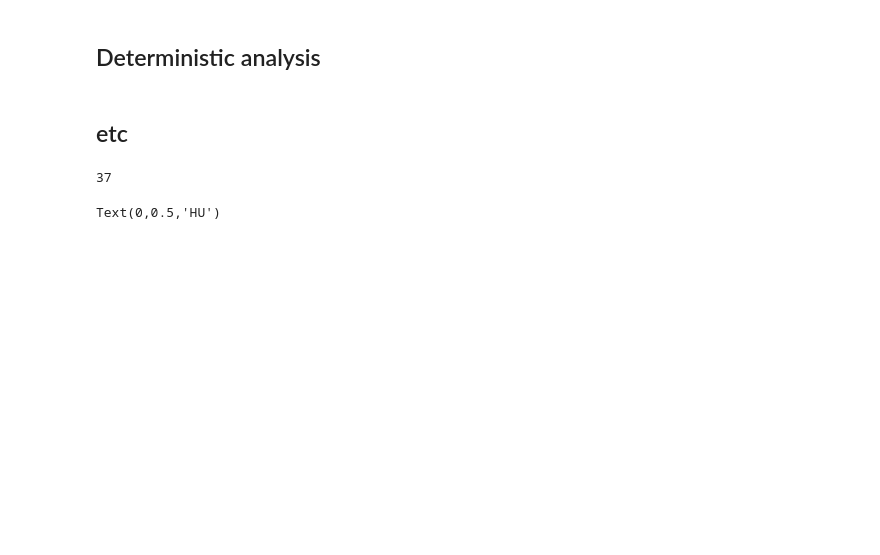
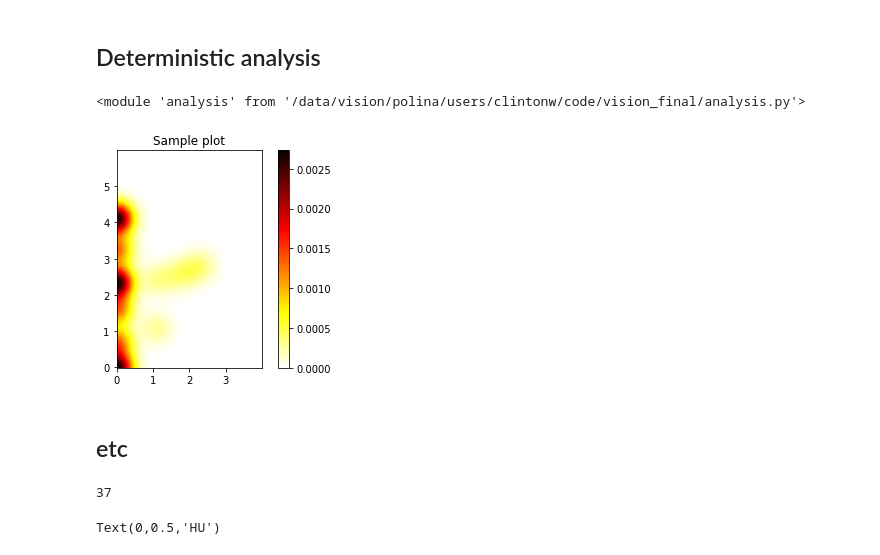
Before and after one commit to clintonjwang/conditional_nets, a Jupyter notebook: scratchpad.ipynb, the cells around one changed output. Saved outputs shown, nothing was run; the diff lists cells and outputs as text; code cells hidden in the pictures; blank space fills up the shorter version.

```diff
--- a/scratchpad.ipynb
+++ b/scratchpad.ipynb
@@ -97,7 +94,7 @@ df['epochs'] = -1
 # %%
-df = df[np.concatenate([df.columns[:6], df.columns[-1:], df.columns[6:-1]])]
+#df = df[df['epochs'] > 4]
+#df = df[np.concatenate([df.columns[:6], df.columns[-1:], df.columns[6:-1]])]
+df = df.drop('cifar100_0')
-# %%
-df = df.drop('fmnist_u10uniform_y1+1d1_n0_2')
 # %%
 df.to_csv(csv_path)
 # %%
@@ -113,16 +108,27 @@ glob.glob('history/*.ent')
+# %%
+for fn in glob.glob('results/fmnist*.hist'):
+    hist = io.pickle_load(fn)
+    print(fn, hist['val-acc'][-1])
 # %% [markdown]
 ## Deterministic analysis
+# %%
+importlib.reload(ana)
+# %% [output]
+<module 'analysis' from '/data/vision/polina/users/clintonw/code/vision_final/analysis.py'>
 # %%
 ents = np.zeros((1000, 1000))
 max_x, max_y = 0,0
 for model_name, row in df.iterrows():
-    ent_path = "history/%s.ent" % row['model_type']
-    if not exists(ent_path):
+    hist_path = "history/%s.hist" % model_name
+    if not exists(hist_path):
         continue
 
-    ent = hf.pickle_load(ent_path)
-    x = int(ent['HU']*50)
-    y = int(ent['HY_Z']*50)
+    hist = io.pickle_load(hist_path)
+    if 'HU' not in hist:
+        continue
+
+    x = int(hist['HU']*50)
+    y = int(hist['HY_Z']*50)
     max_x = max(max_x, x)
     max_y = max(max_y, y)
     ents[x, y] = row['acc']
@@ -131,3 +137,14 @@ util.heatmap(data[:max_x, :max_y].transpose(1,0), 'Sample plot', 'sample.jpg')
+# %%
+xlim = max_x//50+2
+ylim = max_y//50+2
+ana.heatmap(ents[:xlim*50, :ylim*50].transpose(1,0), sigma=15, cmap='hot_r')
+plt.xticks(np.arange(0,xlim*50, 50), range(xlim))
+plt.yticks(np.arange(0,ylim*50, 50), range(ylim))
+plt.gca().invert_yaxis()
+#plt.savefig('sample.jpg')
+#plt.close()
+# %% [output]
+[figure, added]
 # %% [markdown]
 ## etc
 # %%
```
Also changed, not shown: parts of 22 cells of this notebook, 10 other files.
